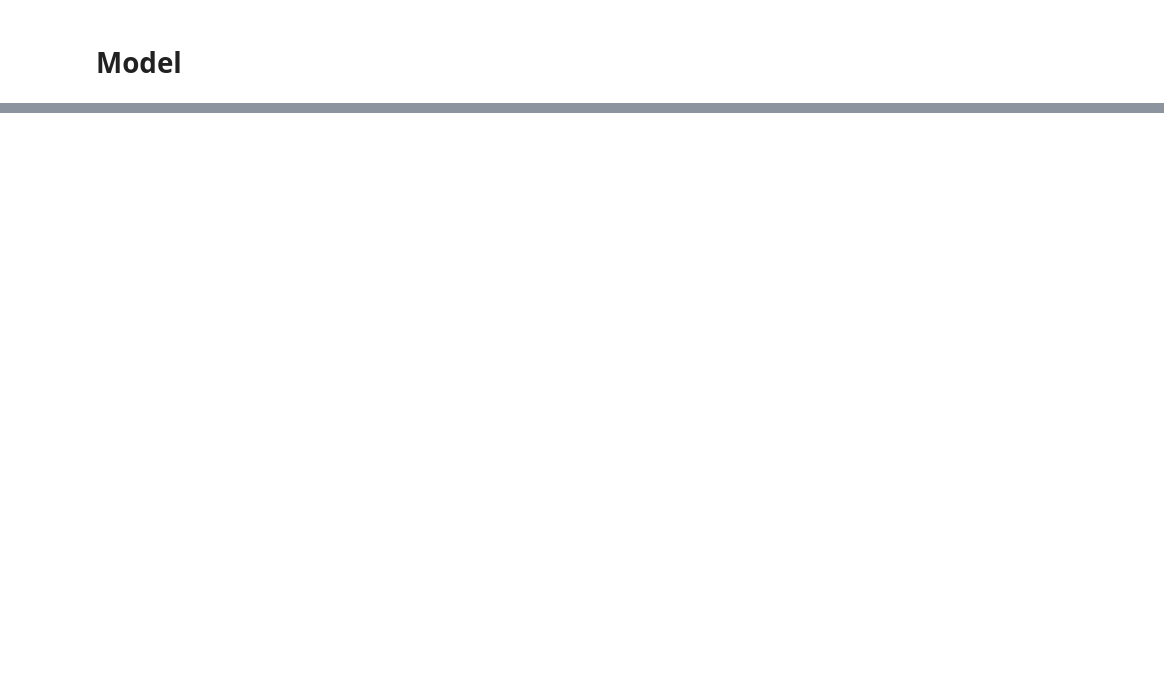
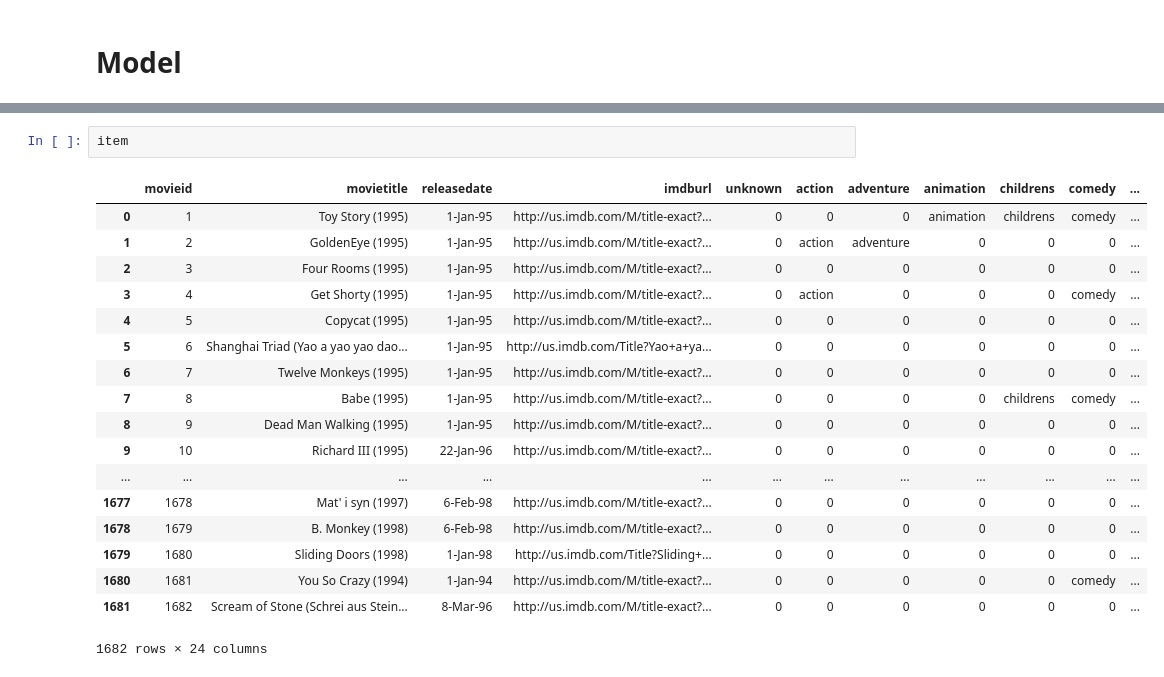
Before and after one commit to KennyMJL/SINA, a Jupyter notebook: rec_model_contentbased.ipynb, the cells around one changed output, grey strips where cells are left out. Cells and saved outputs as stored; diff of their text form; blank space fills up the shorter version.

```diff
--- a/rec_model_contentbased.ipynb
+++ b/rec_model_contentbased.ipynb
@@ -155,0 +288,21 @@ CaseInsensitiveDefaultDict(list,
+# %%
+item
+# %% [output]
+|  | movieid | movietitle | releasedate | imdburl | unknown | action | adventure | animation | childrens | comedy | ... |
+| 0 | 1 | Toy Story (1995) | 1-Jan-95 | http://us.imdb.com/M/title-exact?... | 0 | 0 | 0 | animation | childrens | comedy | ... |
+| 1 | 2 | GoldenEye (1995) | 1-Jan-95 | http://us.imdb.com/M/title-exact?... | 0 | action | adventure | 0 | 0 | 0 | ... |
+| 2 | 3 | Four Rooms (1995) | 1-Jan-95 | http://us.imdb.com/M/title-exact?... | 0 | 0 | 0 | 0 | 0 | 0 | ... |
+| 3 | 4 | Get Shorty (1995) | 1-Jan-95 | http://us.imdb.com/M/title-exact?... | 0 | action | 0 | 0 | 0 | comedy | ... |
+| 4 | 5 | Copycat (1995) | 1-Jan-95 | http://us.imdb.com/M/title-exact?... | 0 | 0 | 0 | 0 | 0 | 0 | ... |
+| 5 | 6 | Shanghai Triad (Yao a yao yao dao... | 1-Jan-95 | http://us.imdb.com/Title?Yao+a+ya... | 0 | 0 | 0 | 0 | 0 | 0 | ... |
+| 6 | 7 | Twelve Monkeys (1995) | 1-Jan-95 | http://us.imdb.com/M/title-exact?... | 0 | 0 | 0 | 0 | 0 | 0 | ... |
+| 7 | 8 | Babe (1995) | 1-Jan-95 | http://us.imdb.com/M/title-exact?... | 0 | 0 | 0 | 0 | childrens | comedy | ... |
+| 8 | 9 | Dead Man Walking (1995) | 1-Jan-95 | http://us.imdb.com/M/title-exact?... | 0 | 0 | 0 | 0 | 0 | 0 | ... |
+| 9 | 10 | Richard III (1995) | 22-Jan-96 | http://us.imdb.com/M/title-exact?... | 0 | 0 | 0 | 0 | 0 | 0 | ... |
+| ... | ... | ... | ... | ... | ... | ... | ... | ... | ... | ... | ... |
+| 1677 | 1678 | Mat' i syn (1997) | 6-Feb-98 | http://us.imdb.com/M/title-exact?... | 0 | 0 | 0 | 0 | 0 | 0 | ... |
+| 1678 | 1679 | B. Monkey (1998) | 6-Feb-98 | http://us.imdb.com/M/title-exact?... | 0 | 0 | 0 | 0 | 0 | 0 | ... |
+| 1679 | 1680 | Sliding Doors (1998) | 1-Jan-98 | http://us.imdb.com/Title?Sliding+... | 0 | 0 | 0 | 0 | 0 | 0 | ... |
+| 1680 | 1681 | You So Crazy (1994) | 1-Jan-94 | http://us.imdb.com/M/title-exact?... | 0 | 0 | 0 | 0 | 0 | comedy | ... |
+| 1681 | 1682 | Scream of Stone (Schrei aus Stein... | 8-Mar-96 | http://us.imdb.com/M/title-exact?... | 0 | 0 | 0 | 0 | 0 | 0 | ... |
+1682 rows × 24 columns
```
Also changed, not shown: parts of 15 cells of this notebook.
